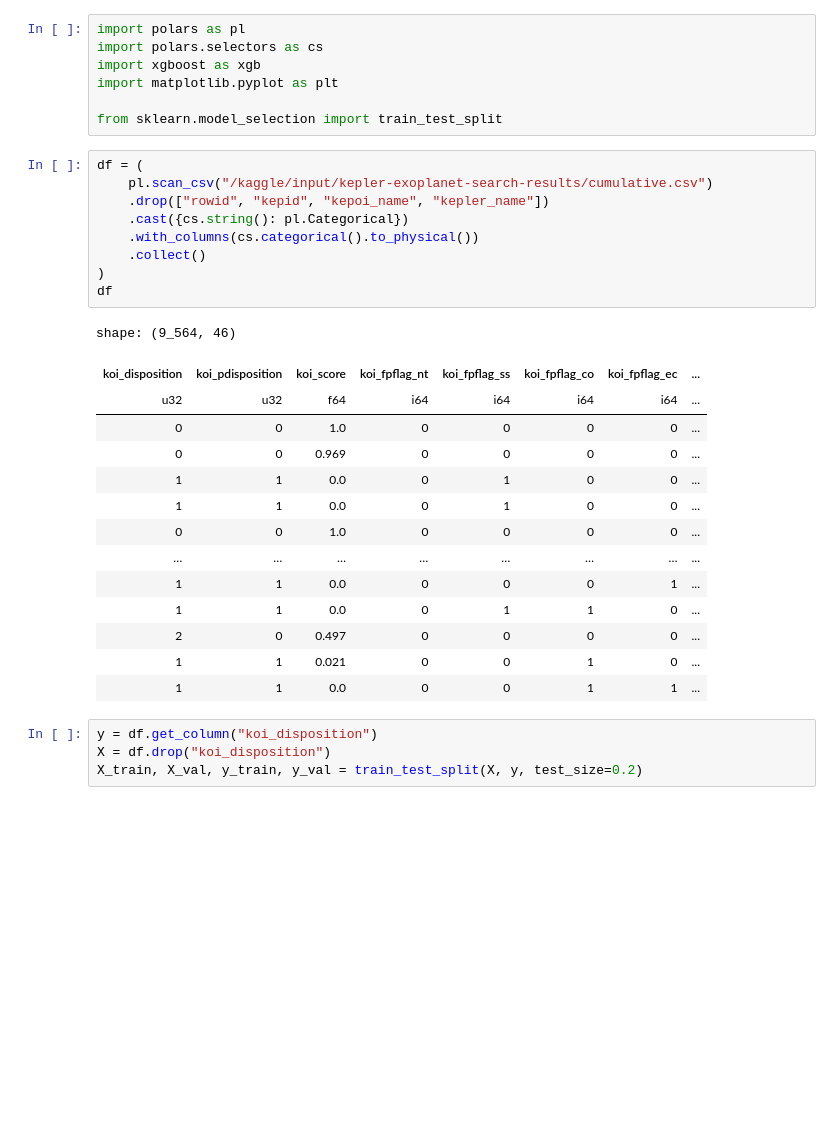
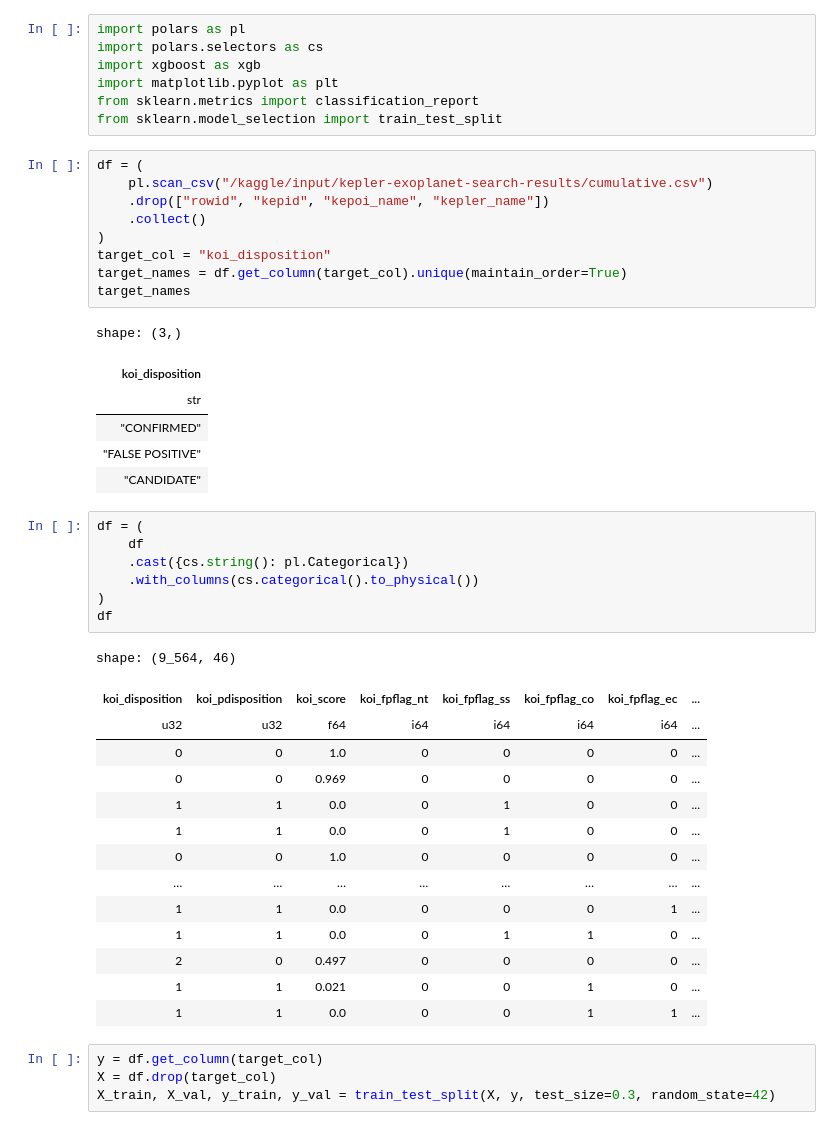
Before and after one commit to synaptiq-lab/exoplanet-hunter, a Jupyter notebook: model.ipynb, the cells around one changed output. Drawn from its saved outputs; the diff is of its cells as text; blank space fills up the shorter version.

```diff
--- a/model.ipynb
+++ b/model.ipynb
@@ -3,34 +3,48 @@ import polars as pl
 import polars.selectors as cs
 import xgboost as xgb
 import matplotlib.pyplot as plt
-
+from sklearn.metrics import classification_report
 from sklearn.model_selection import train_test_split
 # %%
 df = (
     pl.scan_csv("/kaggle/input/kepler-exoplanet-search-results/cumulative.csv")
     .drop(["rowid", "kepid", "kepoi_name", "kepler_name"])
-    .cast({cs.string(): pl.Categorical})
-    .with_columns(cs.categorical().to_physical())
     .collect()
 )
-df
+target_col = "koi_disposition"
+target_names = df.get_column(target_col).unique(maintain_order=True)
+target_names
 # %% [output]
-shape: (9_564, 46)
+shape: (3,)
-| koi_disposition | koi_pdisposition | koi_score | koi_fpflag_nt | koi_fpflag_ss | koi_fpflag_co | koi_fpflag_ec | ... |
-| u32 | u32 | f64 | i64 | i64 | i64 | i64 | ... |
-| 0 | 0 | 1.0 | 0 | 0 | 0 | 0 | ... |
-| 0 | 0 | 0.969 | 0 | 0 | 0 | 0 | ... |
-| 1 | 1 | 0.0 | 0 | 1 | 0 | 0 | ... |
-| 1 | 1 | 0.0 | 0 | 1 | 0 | 0 | ... |
-| 0 | 0 | 1.0 | 0 | 0 | 0 | 0 | ... |
-| … | … | … | … | … | … | … | ... |
-| 1 | 1 | 0.0 | 0 | 0 | 0 | 1 | ... |
-| 1 | 1 | 0.0 | 0 | 1 | 1 | 0 | ... |
-| 2 | 0 | 0.497 | 0 | 0 | 0 | 0 | ... |
-| 1 | 1 | 0.021 | 0 | 0 | 1 | 0 | ... |
-| 1 | 1 | 0.0 | 0 | 0 | 1 | 1 | ... |
+| koi_disposition |
+| str |
+| "CONFIRMED" |
+| "FALSE POSITIVE" |
+| "CANDIDATE" |
+# %%
+df = (
+    df
+    .cast({cs.string(): pl.Categorical})
+    .with_columns(cs.categorical().to_physical())
+)
+df
+# %% [output]
+shape: (9_564, 46)
+| koi_disposition | koi_pdisposition | koi_score | koi_fpflag_nt | koi_fpflag_ss | koi_fpflag_co | koi_fpflag_ec | ... |
+| u32 | u32 | f64 | i64 | i64 | i64 | i64 | ... |
+| 0 | 0 | 1.0 | 0 | 0 | 0 | 0 | ... |
+| 0 | 0 | 0.969 | 0 | 0 | 0 | 0 | ... |
+| 1 | 1 | 0.0 | 0 | 1 | 0 | 0 | ... |
+| 1 | 1 | 0.0 | 0 | 1 | 0 | 0 | ... |
+| 0 | 0 | 1.0 | 0 | 0 | 0 | 0 | ... |
+| … | … | … | … | … | … | … | ... |
+| 1 | 1 | 0.0 | 0 | 0 | 0 | 1 | ... |
+| 1 | 1 | 0.0 | 0 | 1 | 1 | 0 | ... |
+| 2 | 0 | 0.497 | 0 | 0 | 0 | 0 | ... |
+| 1 | 1 | 0.021 | 0 | 0 | 1 | 0 | ... |
+| 1 | 1 | 0.0 | 0 | 0 | 1 | 1 | ... |
 # %%
-y = df.get_column("koi_disposition")
-X = df.drop("koi_disposition")
-X_train, X_val, y_train, y_val = train_test_split(X, y, test_size=0.2)
+y = df.get_column(target_col)
+X = df.drop(target_col)
+X_train, X_val, y_train, y_val = train_test_split(X, y, test_size=0.3, random_state=42)
 # %%
```
Also changed, not shown: parts of 3 cells of this notebook.
